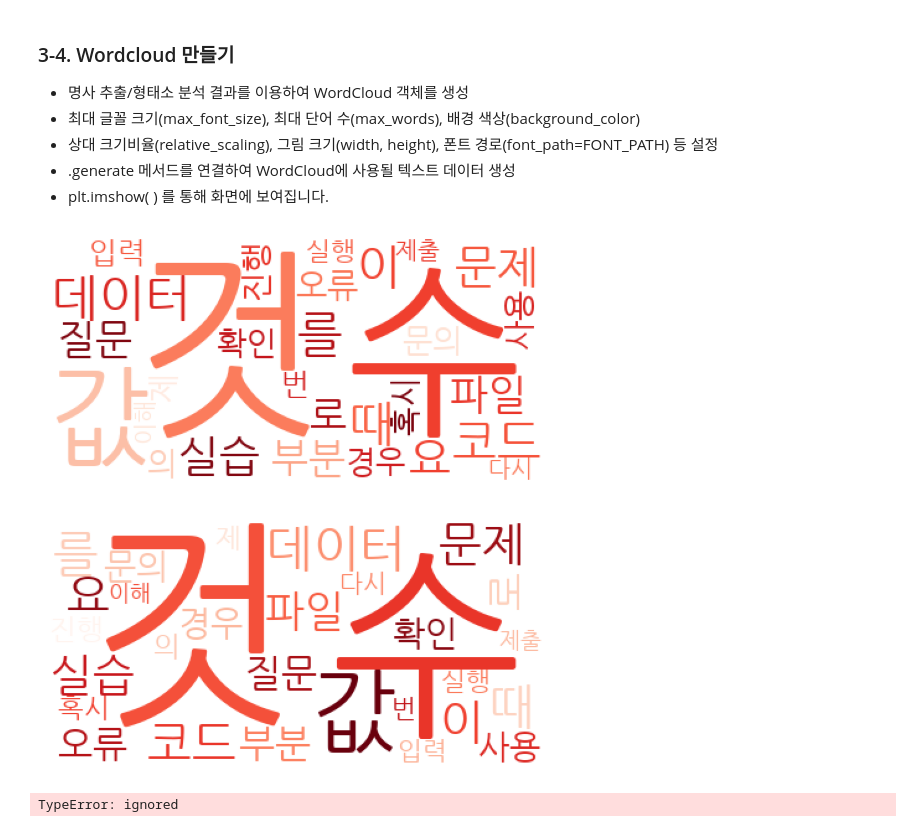
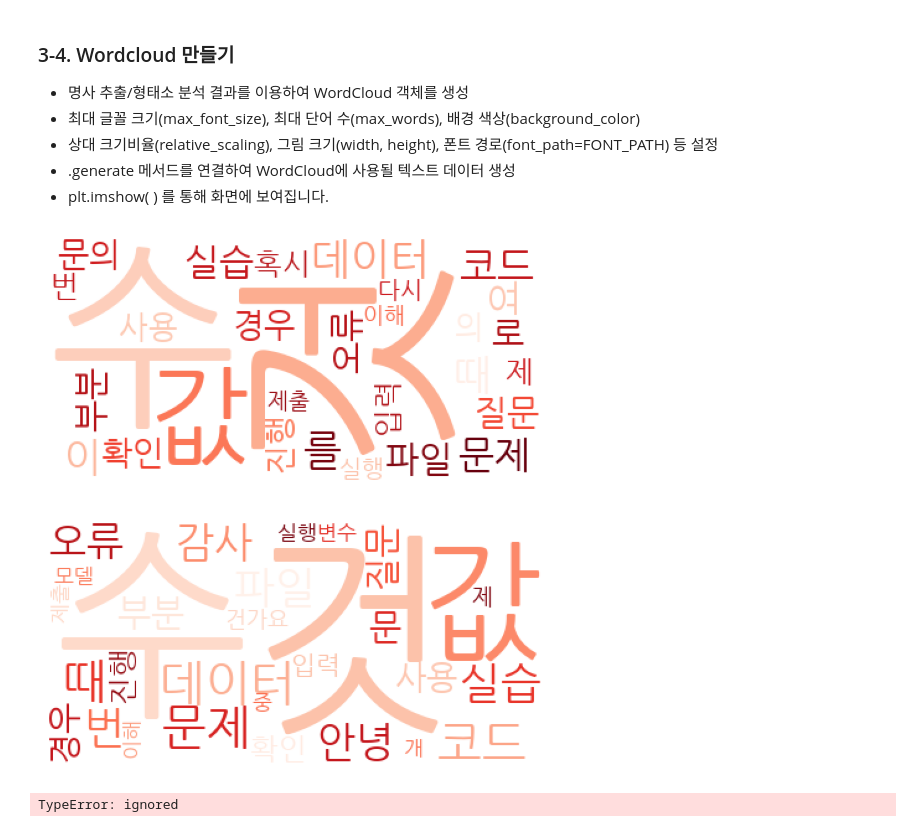
Before and after one commit to Oldman3840/Mini_Project_4th, a Jupyter notebook: 1. 문의 내용 유형 분류_분석_전처리_에이블러.ipynb, the cells around one changed output. Saved outputs shown, nothing was run; the diff lists cells and outputs as text; code cells hidden in the pictures.

```diff
--- a/1. 문의 내용 유형 분류_분석_전처리_에이블러.ipynb
+++ b/1. 문의 내용 유형 분류_분석_전처리_에이블러.ipynb
@@ -80,12 +80,12 @@ plt.rc('font', family='NanumBarunGothic')
 # %% [markdown]
 ### 1-3. 한글 글꼴 설정(Windows)
 # %%
-if not os.path.exists("malgun.ttf"):
-    wget.download("https://www.wfonts.com/download/data/2016/06/13/malgun-gothic/malgun.ttf")
-if 'malgun' not in fm.fontManager.findfont("Malgun Gothic"):
-    fm.fontManager.addfont("malgun.ttf")
-if plt.rcParams['font.family']!= ["Malgun Gothic"]:
-    plt.rcParams['font.family']= [font for font in fm.fontManager.ttflist if 'malgun.ttf' in font.fname][-1].name
-plt.rcParams['axes.unicode_minus'] = False #한글 폰트 사용시 마이너스 폰트 깨짐 해결
-assert plt.rcParams['font.family'] == ["Malgun Gothic"], "한글 폰트가 설정되지 않았습니다."
-FONT_PATH = "malgun.ttf"
+# if not os.path.exists("malgun.ttf"):
+#     wget.download("https://www.wfonts.com/download/data/2016/06/13/malgun-gothic/malgun.ttf")
+# if 'malgun' not in fm.fontManager.findfont("Malgun Gothic"):
+#     fm.fontManager.addfont("malgun.ttf")
+# if plt.rcParams['font.family']!= ["Malgun Gothic"]:
+#     plt.rcParams['font.family']= [font for font in fm.fontManager.ttflist if 'malgun.ttf' in font.fname][-1].name
+# plt.rcParams['axes.unicode_minus'] = False #한글 폰트 사용시 마이너스 폰트 깨짐 해결
+# assert plt.rcParams['font.family'] == ["Malgun Gothic"], "한글 폰트가 설정되지 않았습니다."
+# FONT_PATH = "malgun.ttf"
@@ -294,8 +295,12 @@ NP_grammar = "NP: {<Adjective>*<Noun>*}"
 import nltk
 from nltk.tokenize import word_tokenize
 
-nt_okt_nouns = nltk.Text(okt_noun)
-nt_mecab_nouns = nltk.Text(mecab_noun)
+okt_nouns_list = np.concatenate(okt_noun).tolist()
+mecab_nouns_list = np.concatenate(mecab_noun).tolist()
+# pos = np.concatenate(pos).tolist()
+
+nt_okt_nouns = nltk.Text(okt_nouns_list)
+nt_mecab_nouns = nltk.Text(mecab_nouns_list)
 
 # * 각각 token 갯수 / 전체 token 비율(Type-Token Ratio) 알아보기
 print(len(nt_okt_nouns))
@@ -382,29 +381,29 @@ print(f'mecab frequency distribution: {nt_mecab_pos.vocab()}')
 # %%
 # 명사 추출/형태소 분석 결과를 이용하여 WordCloud 객체를 생성
 wc = WordCloud(font_path = FONT_PATH, # 한글 글씨체 설정
                background_color='white', # 배경색은 흰색으로
                colormap='Reds', # 글씨색은 빨간색으로
                )
 # 최대 글꼴 크기(max_font_size), 최대 단어 수(max_words), 배경 색상(background_color)
 # 상대 크기비율(relative_scaling), 그림 크기(width, height), 폰트 경로(font_path=FONT_PATH) 등 설정
 # .generate 메서드를 연결하여 WordCloud에 사용될 텍스트 데이터 생성
 
-okt_counts = Counter(okt_noun_list)
+okt_counts = Counter(nt_okt_nouns)
 okt_tags = okt_counts.most_common(30)
 okt_cloud = wc.generate_from_frequencies(dict(okt_tags))
 # plt.imshow( ) 를 통해 화면에 보여집니다.
 plt.imshow(okt_cloud)
 plt.axis('off')
 plt.show()
 print()
-mecab_counts = Counter(okt_noun_list)
+mecab_counts = Counter(nt_mecab_nounsnoun)
 mecab_tags = mecab_counts.most_common(30)
 mecab_cloud = wc.generate_from_frequencies(dict(mecab_tags))
 # plt.imshow( ) 를 통해 화면에 보여집니다.
 plt.imshow(mecab_cloud)
 plt.axis('off')
 plt.show()
 # %% [output]
-[figure, old version]
+[figure, new version]
-[figure, old version]
+[figure, new version]
 # %%
```
Also changed, not shown: parts of 34 cells of this notebook.
